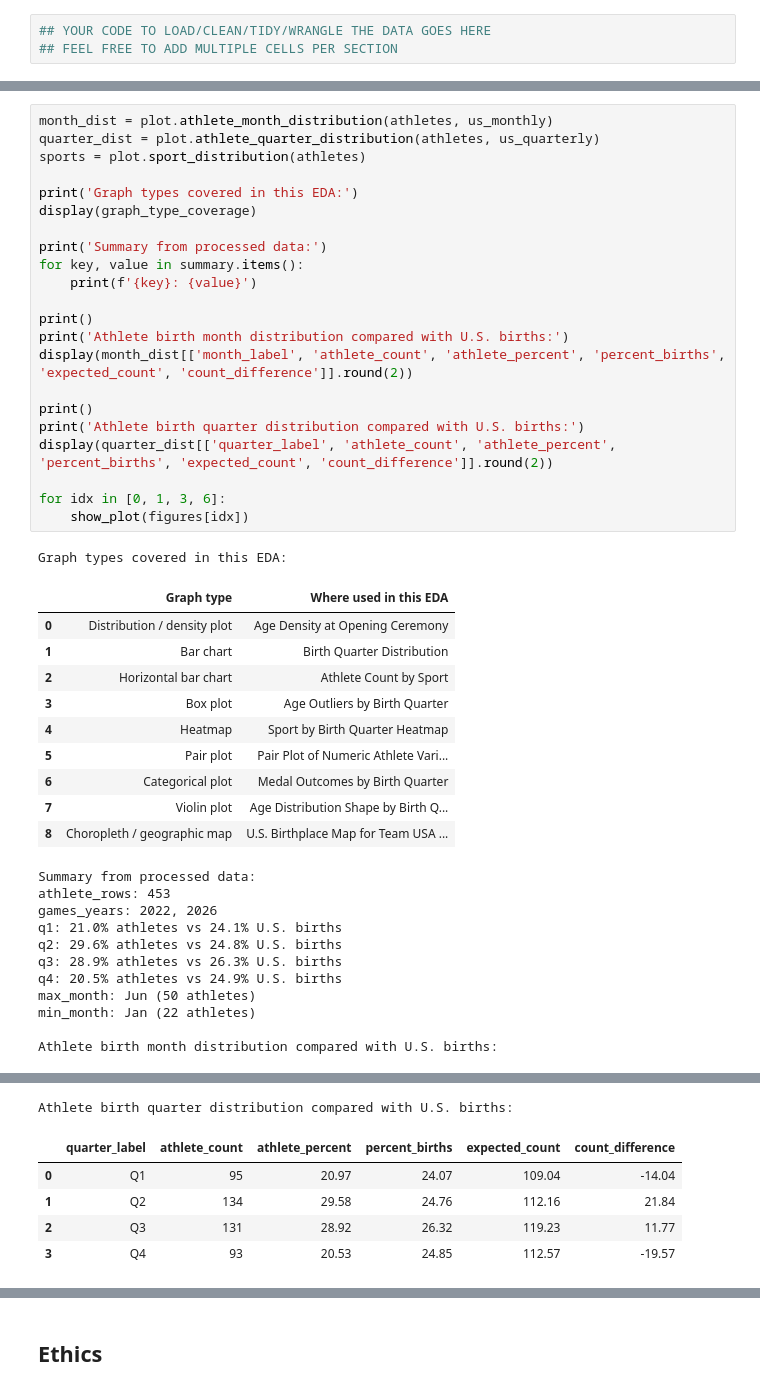
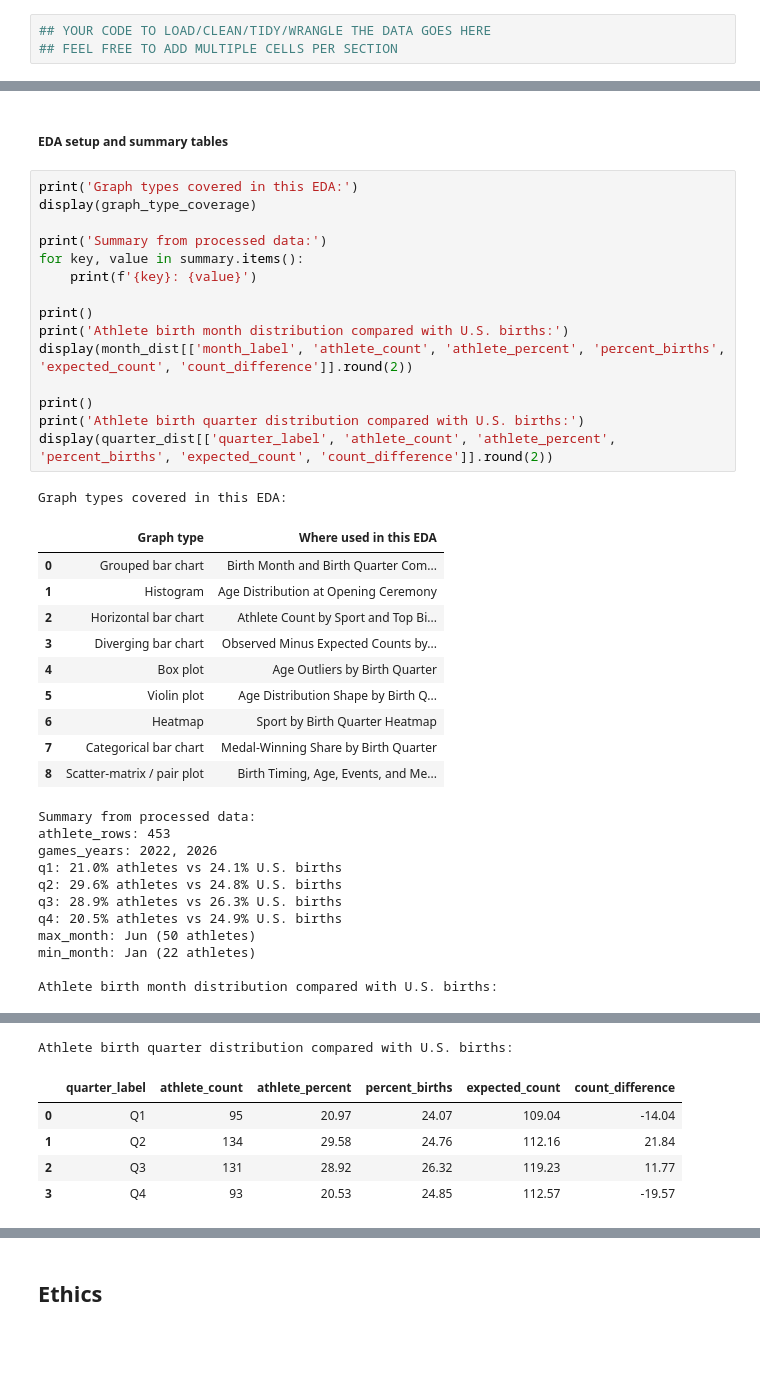
Before and after one commit to COGS108/Group-SP26-092, a Jupyter notebook: 02-EDACheckpoint.ipynb, the cells around one changed output, grey strips where cells are left out. Saved outputs shown, nothing was run; the diff lists cells and outputs as text; blank space fills up the shorter version.

```diff
--- a/02-EDACheckpoint.ipynb
+++ b/02-EDACheckpoint.ipynb
@@ -182,37 +342,32 @@ The age distribution is centered in the mid-to-late 20s, which fits the expectat
+# %% [markdown]
+##### EDA setup and summary tables
 # %%
-month_dist = plot.athlete_month_distribution(athletes, us_monthly)
-quarter_dist = plot.athlete_quarter_distribution(athletes, us_quarterly)
-sports = plot.sport_distribution(athletes)
-
 print('Graph types covered in this EDA:')
 display(graph_type_coverage)
 
 print('Summary from processed data:')
 for key, value in summary.items():
     print(f'{key}: {value}')
 
 print()
 print('Athlete birth month distribution compared with U.S. births:')
 display(month_dist[['month_label', 'athlete_count', 'athlete_percent', 'percent_births', 'expected_count', 'count_difference']].round(2))
 
 print()
 print('Athlete birth quarter distribution compared with U.S. births:')
 display(quarter_dist[['quarter_label', 'athlete_count', 'athlete_percent', 'percent_births', 'expected_count', 'count_difference']].round(2))
-
-for idx in [0, 1, 3, 6]:
-    show_plot(figures[idx])
 # %% [output]
 Graph types covered in this EDA:
 |  | Graph type | Where used in this EDA |
-| 0 | Distribution / density plot | Age Density at Opening Ceremony |
-| 1 | Bar chart | Birth Quarter Distribution |
-| 2 | Horizontal bar chart | Athlete Count by Sport |
-| 3 | Box plot | Age Outliers by Birth Quarter |
-| 4 | Heatmap | Sport by Birth Quarter Heatmap |
-| 5 | Pair plot | Pair Plot of Numeric Athlete Vari... |
-| 6 | Categorical plot | Medal Outcomes by Birth Quarter |
-| 7 | Violin plot | Age Distribution Shape by Birth Q... |
-| 8 | Choropleth / geographic map | U.S. Birthplace Map for Team USA ... |
+| 0 | Grouped bar chart | Birth Month and Birth Quarter Com... |
+| 1 | Histogram | Age Distribution at Opening Ceremony |
+| 2 | Horizontal bar chart | Athlete Count by Sport and Top Bi... |
+| 3 | Diverging bar chart | Observed Minus Expected Counts by... |
+| 4 | Box plot | Age Outliers by Birth Quarter |
+| 5 | Violin plot | Age Distribution Shape by Birth Q... |
+| 6 | Heatmap | Sport by Birth Quarter Heatmap |
+| 7 | Categorical bar chart | Medal-Winning Share by Birth Quarter |
+| 8 | Scatter-matrix / pair plot | Birth Timing, Age, Events, and Me... |
 Summary from processed data:
 athlete_rows: 453
 games_years: 2022, 2026
```
Also changed, not shown: parts of 25 cells of this notebook, 13 other files.
